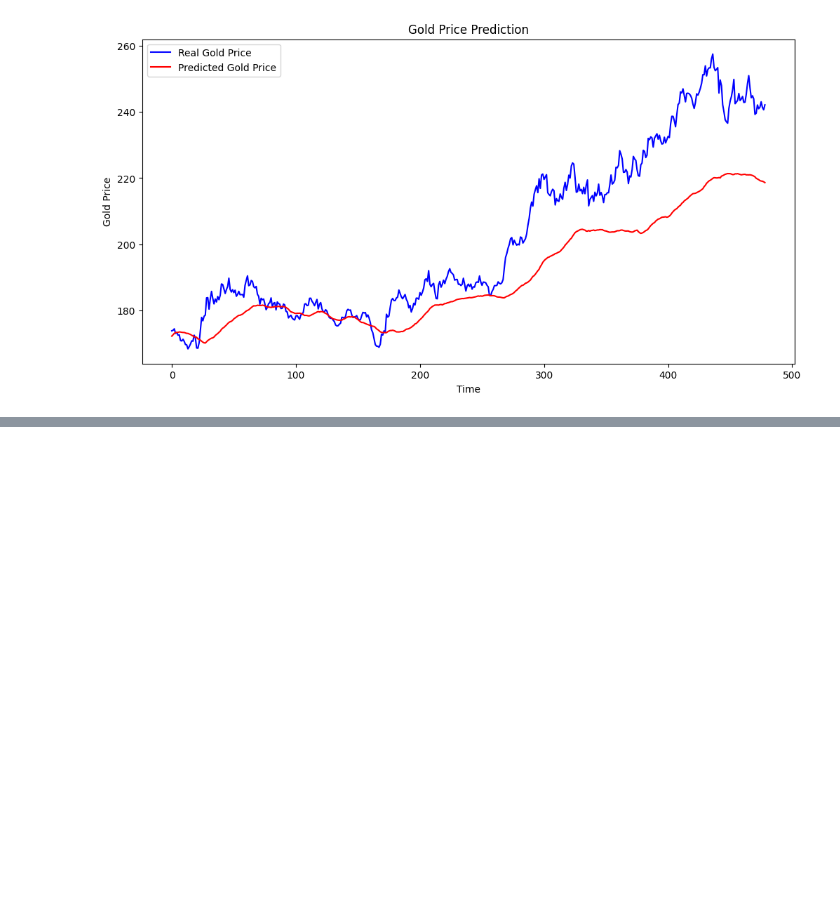
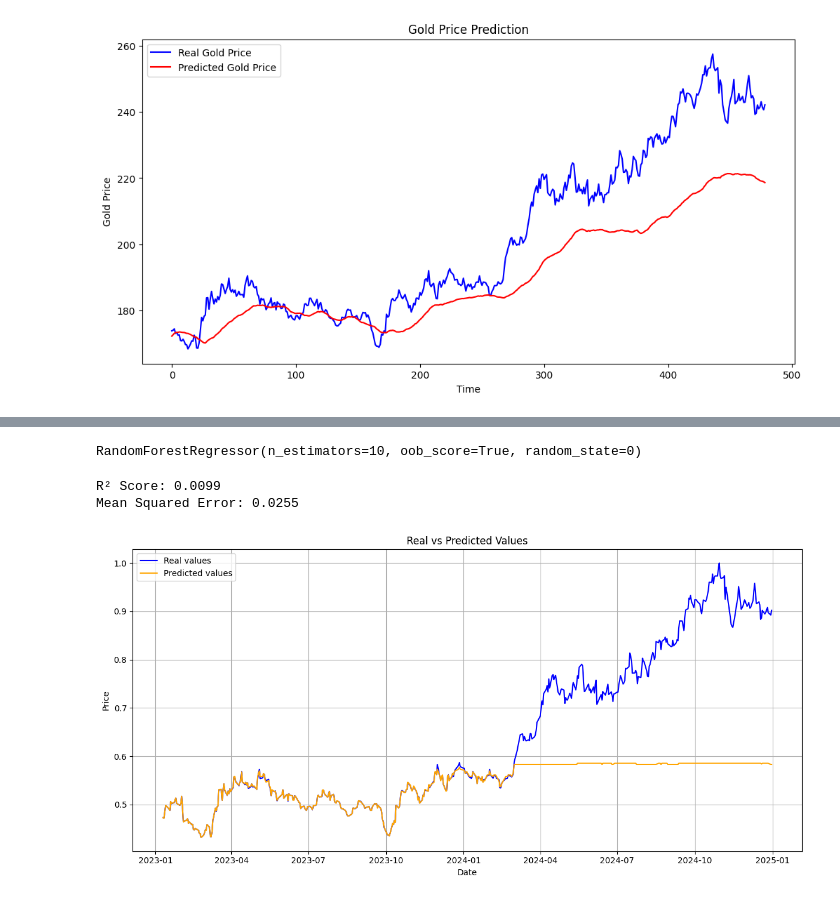
Before and after one commit to sejfovskienes/training_model, a Jupyter notebook: training/train9.ipynb, the cells around one changed output, grey strips where cells are left out. Cells and saved outputs as stored; diff of their text form; code cells hidden in the pictures; blank space fills up the shorter version.

Commit message:
[update] trained random forest regressor. first time positive r2. can not model the new data

```diff
--- a/training/train9.ipynb
+++ b/training/train9.ipynb
@@ -282,0 +355,2 @@ Final validation loss: 0.001211
+# %%
+y = df[target]
@@ -282,0 +373,39 @@ Final validation loss: 0.001211
+# %%
+split_index = int(len(df) * 0.8)
+
+X_train, X_test = X.iloc[:split_index], X.iloc[split_index:]
+y_train, y_test = y.iloc[:split_index], y.iloc[split_index:]
+# %%
+regressor = RandomForestRegressor(n_estimators=10, random_state=0, oob_score=True)
+
+regressor.fit(X_train, y_train)
+# %% [output]
+RandomForestRegressor(n_estimators=10, oob_score=True, random_state=0)
+# %%
+y_pred = regressor.predict(X_test)
+# %%
+r2 = r2_score(y_test, y_pred)
+mse = mean_squared_error(y_test, y_pred)
+
+print(f"R² Score: {r2:.4f}")
+print(f"Mean Squared Error: {mse:.4f}")
+
+df['Date'] = pd.to_datetime(df['Date'])
+
+date_test = df['Date'].iloc[split_index:]
+
+plt.figure(figsize=(12, 6))
+plt.plot(date_test, y_test, label='Real values', color='blue')
+plt.plot(date_test, y_pred, label='Predicted values', color='orange')
+
+plt.title('Real vs Predicted Values')
+plt.xlabel('Date')
+plt.ylabel('Price')
+plt.legend()
+plt.grid(True)
+plt.tight_layout()
+plt.show()
+# %% [output]
+R² Score: 0.0099
+Mean Squared Error: 0.0255
+[figure, added]
```
Also changed, not shown: parts of 9 cells of this notebook.
